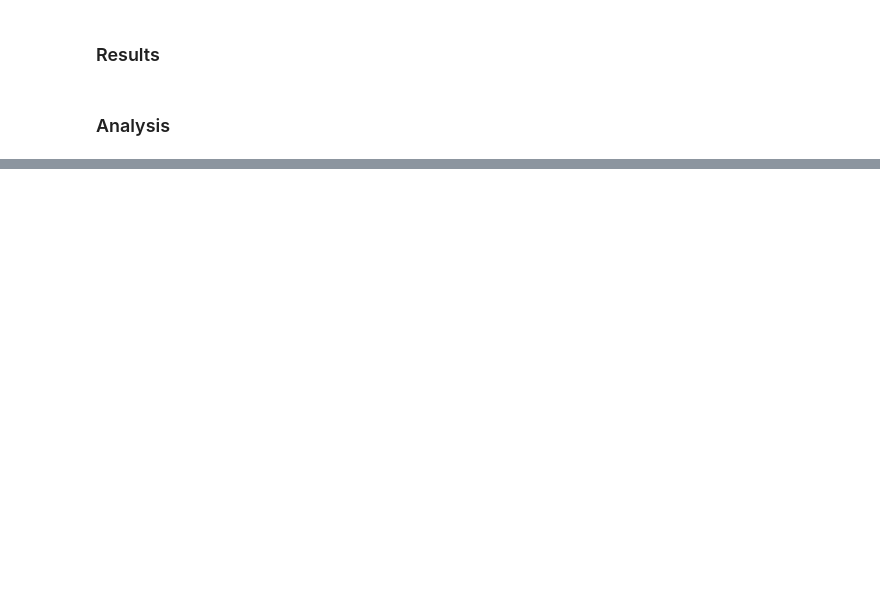
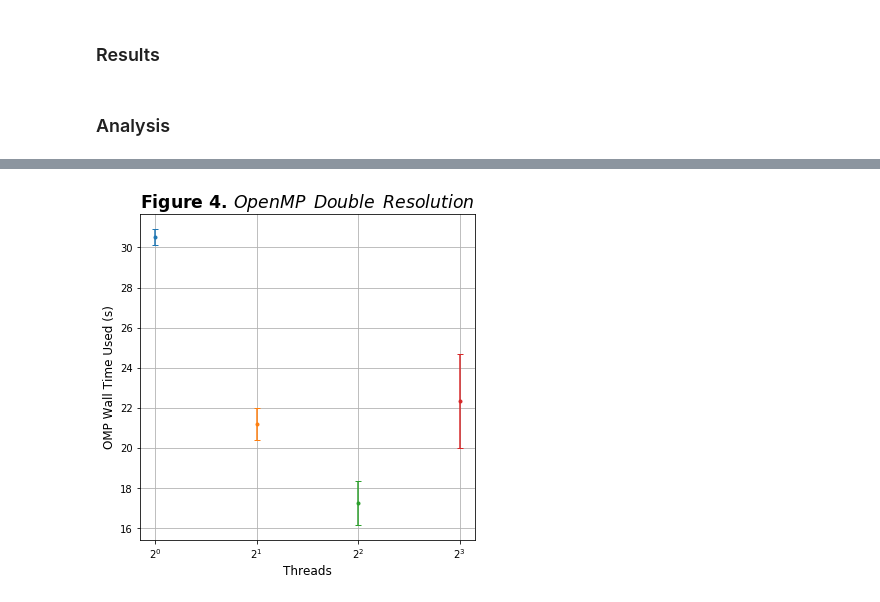
Before and after one commit to sabaronett/shock-cloud, a Jupyter notebook: parallel/ParallelizationAnalysis.ipynb, the cells around one changed output, grey strips where cells are left out. Saved outputs shown, nothing was run; the diff lists cells and outputs as text; code cells hidden in the pictures; blank space fills up the shorter version.

```diff
--- a/parallel/ParallelizationAnalysis.ipynb
+++ b/parallel/ParallelizationAnalysis.ipynb
@@ -74,0 +183,17 @@ plt.show()
+# %%
+import matplotlib.pyplot as plt
+
+plt.figure(figsize=[6, 6])
+plt.title('Figure 4. $OpenMP \hspace{.5} Double \hspace{.5} Resolution$', fontsize='xx-large', fontweight='bold')
+plt.xlabel('Threads', fontsize='large')
+plt.xscale('log', basex=2)
+plt.ylabel('OMP Wall Time Used (s)', fontsize='large')
+# plt.yscale('log', basey=2)
+plt.errorbar(1, ctrl2_mean, ctrl2_std, marker='.', capsize=3)
+plt.errorbar(2, r2t2_mean, r2t2_std, marker='.', capsize=3)
+plt.errorbar(4, r2t4_mean, r2t4_std, marker='.', capsize=3)
+plt.errorbar(8, r2t8_mean, r2t8_std, marker='.', capsize=3)
+plt.grid()
+plt.show()
+# %% [output]
+[figure, added]
```
Also changed, not shown: parts of 11 cells of this notebook, 24 other files.
